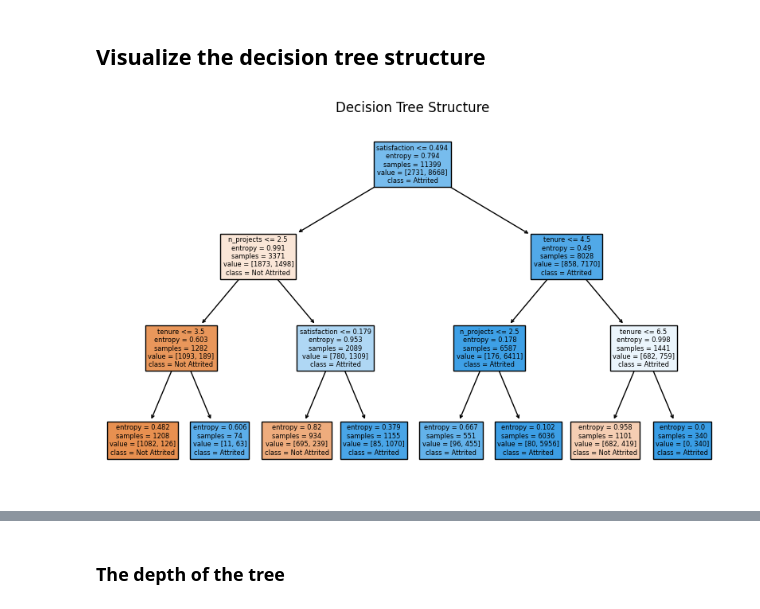
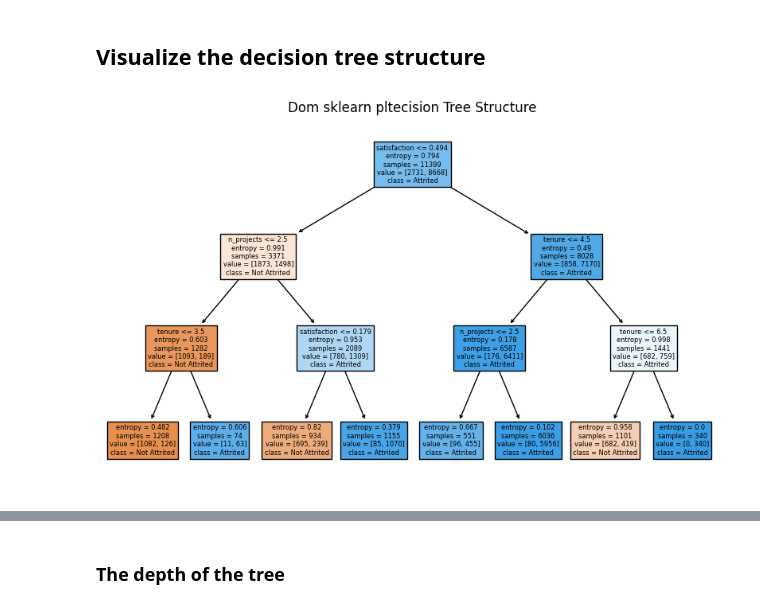
Before and after one commit to SundharessB/machine-learing, a Jupyter notebook: 2348564_lab7.ipynb, the cells around one changed output, grey strips where cells are left out. Saved outputs shown, nothing was run; the diff lists cells and outputs as text; code cells hidden in the pictures.

```diff
--- a/2348564_lab7.ipynb
+++ b/2348564_lab7.ipynb
@@ -162,5 +162,5 @@ X_train, X_test, y_train, y_test = train_test_split(X, y, test_size=0.2, random_
 # %%
 # Build a decision tree classifier to predict employee attrition
 # Use entropy as the split criterion and set the maximum depth to 3 for tree pruning
-clf = DecisionTreeClassifier(criterion="entropy", max_depth=3)
-clf.fit(X_train, y_train) # Train the classifier on the training set
+#clf = DecisionTreeClassifier(criterion="entropy", max_depth=3)
+#clf.fit(X_train, y_train) # Train the classifier on the training set
@@ -215,11 +211,10 @@ The accuracy of the decision tree classifier with entropy is 0.93
 # %% [markdown]
 ## **Visualize the decision tree structure**
 # %%
-fr.figure(figsize=(10, 6))
-tree.plot_tree(clf, feature_names=X.columns, class_names=["Not Attrited", "Attrited"], filled=True)
-plt.title("Dom sklearn import tree
-
-pltecision Tree Structure")
+import tree
+plt.figure(figsize=(10, 6))
+plot_tree(clf, feature_names=X.columns, class_names=["Not Attrited", "Attrited"], filled=True)
+plt.title("Dom sklearn pltecision Tree Structure")
 plt.show()
 # %% [output]
-[figure, old version]
+[figure, new version]
```
Also changed, not shown: parts of 9 cells of this notebook.
